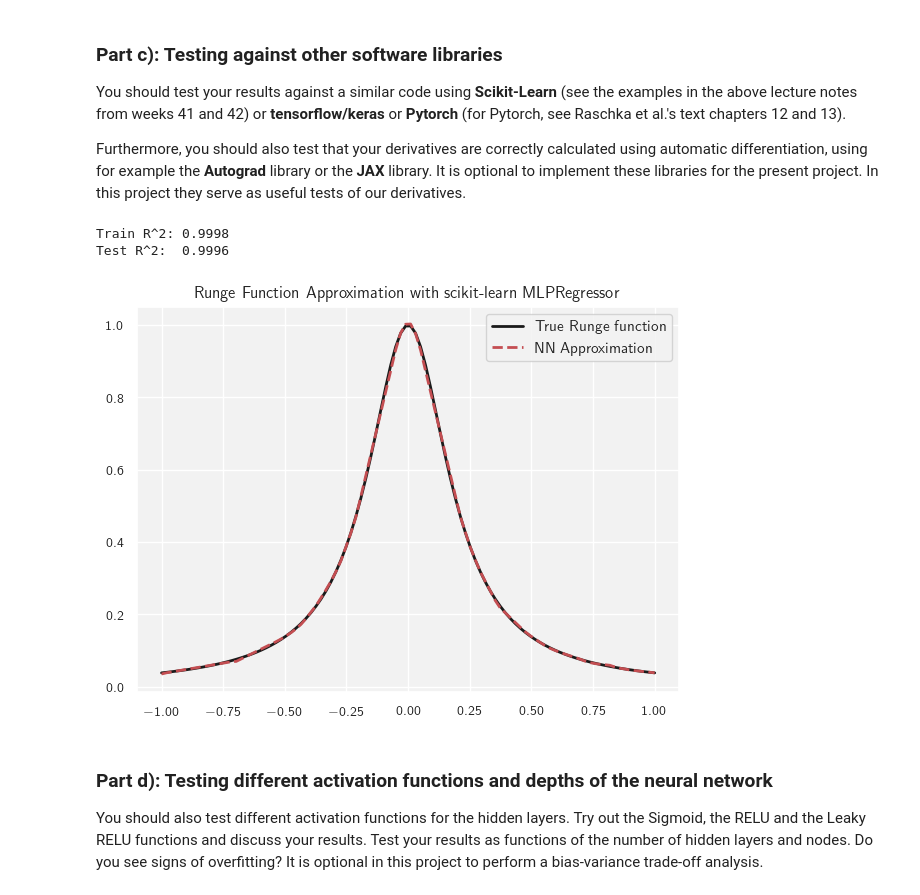
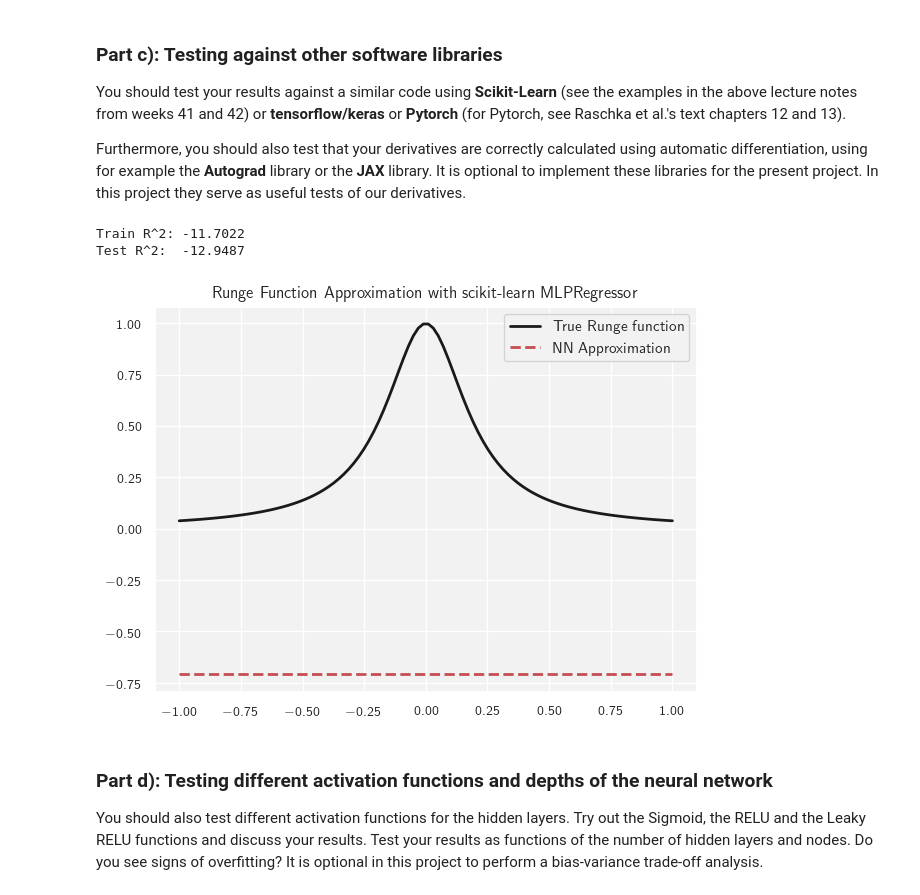
Before and after one commit to p-perrone/UiO_MachineLearning, a Jupyter notebook: ml_project2/notebooks/project2.ipynb, the cells around one changed output. Cells and saved outputs as stored; diff of their text form; code cells hidden in the pictures.

```diff
--- a/ml_project2/notebooks/project2.ipynb
+++ b/ml_project2/notebooks/project2.ipynb
@@ -182,6 +182,7 @@ from sklearn.metrics import mean_squared_error
 from sklearn.metrics import r2_score
 from autograd import grad
 import copy
+from typing import Literal
 
 # own functions
 from ml_project1.functions import *
@@ -190,10 +191,11 @@ from matplotlib import rcParams
 rcParams['text.usetex'] = True
 rcParams['text.latex.preamble'] = r'\usepackage{sansmathfonts}'
 rcParams.update({
-    "font.size": 10,
-    "axes.labelsize": 10,
-    "xtick.labelsize": 10,
-    "ytick.labelsize": 10,
+    "font.size": 9,
+    "axes.labelsize": 9,
+    "xtick.labelsize": 9,
+    "ytick.labelsize": 9,
+    'axes.titlesize':10
 })
 def saveplot(plotname):
     return plt.savefig("../LaTeX/images/{}.pdf".format(str(plotname)))
@@ -838,7 +938,7 @@ import matplotlib.pyplot as plt
 
 # --- Create data ---
 x = np.linspace(-1, 1, 100).reshape(-1, 1)
-y = Runge(x).ravel()  # flatten for scikit-learn
+y = Runge(x, noise=False).ravel()  # flatten for scikit-learn
 
 # --- Split data ---
 x_train, x_test, y_train, y_test = train_test_split(
@@ -853,37 +953,37 @@ x_scaled = scaler.transform(x)
 
 # --- Define the neural network ---
 mlp = MLPRegressor(
-    hidden_layer_sizes=(30, 6, 100),
+    hidden_layer_sizes=(100, 100, 1),
     activation='relu',
     solver='adam',
     learning_rate_init=1e-4,
     max_iter=5000,
     random_state=42,
     tol=1e-8,
     verbose=False
 )
 
 # --- Train once ---
 mlp.fit(x_train, y_train)
 
 # --- Evaluate once ---
 print(f"Train R^2: {mlp.score(x_train, y_train):.4f}")
 print(f"Test R^2:  {mlp.score(x_test, y_test):.4f}")
 
 # --- Predict and plot once ---
 y_pred = mlp.predict(x_scaled)
 
 plt.figure(figsize=(7, 5))
 plt.plot(x, y, 'k-', label="True Runge function", lw=2)
 plt.plot(x, y_pred, 'r--', label="NN Approximation", lw=2)
 plt.title("Runge Function Approximation with scikit-learn MLPRegressor")
 plt.legend()
 plt.grid(True)
 plt.show()
 # %% [output]
-Train R^2: 0.9998
-Test R^2:  0.9996
+Train R^2: -11.7022
+Test R^2:  -12.9487
-[figure, old version]
+[figure, new version]
 # %% [markdown]
 ### Part d): Testing different activation functions and depths of the neural network
 
```
Also changed, not shown: parts of 15 cells of this notebook, 8 other files.
